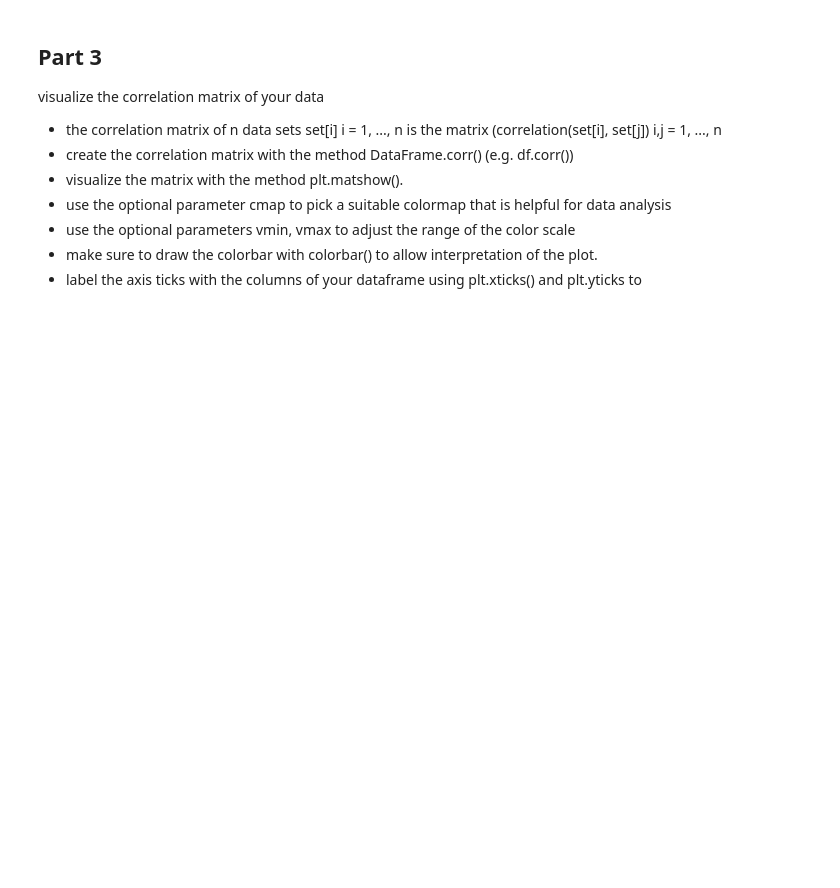
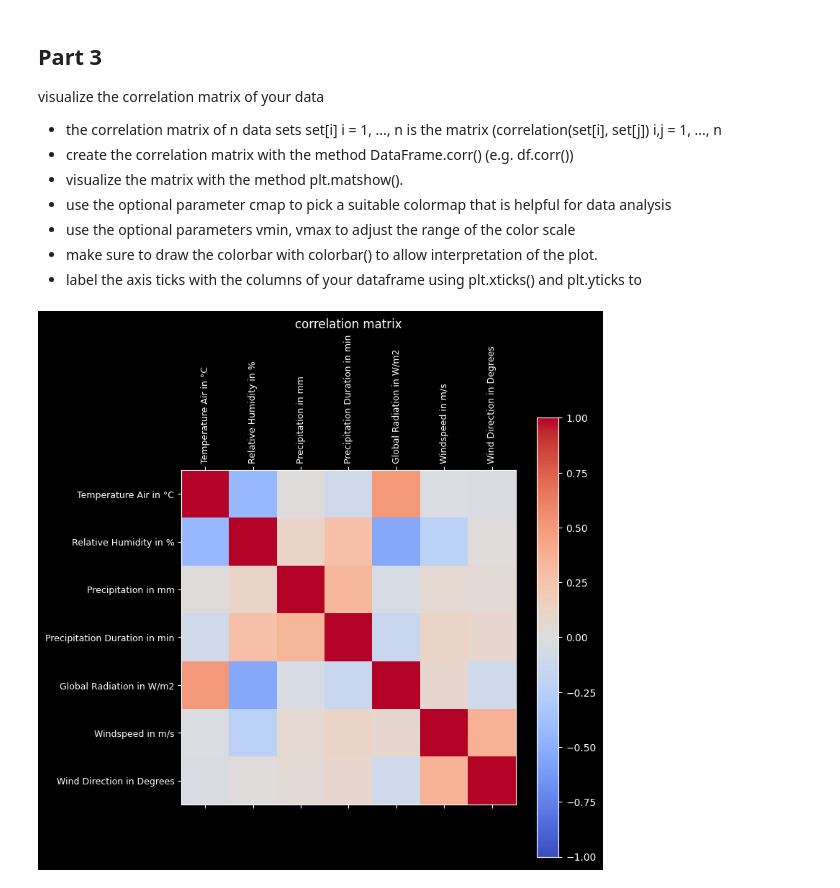
Before and after one commit to shakira-p/DigitalTwins, a Jupyter notebook: assignment2.ipynb, the cells around one changed output. Saved outputs shown, nothing was run; the diff lists cells and outputs as text; code cells hidden in the pictures; blank space fills up the shorter version.

```diff
--- a/assignment2.ipynb
+++ b/assignment2.ipynb
@@ -79,8 +118,28 @@ visualize the correlation matrix of your data
 # %%
 def part3_script():
     # get data
     df = pd.read_csv('weather_data.csv', index_col=0)
     df.index = pd.to_datetime(df.index)
+    df_num = df.select_dtypes(include=[np.number])
+    cols = df_num.columns
+    corr = df_num.corr()
+
+    fig, ax = plt.subplots(figsize=(8, 8))
+    cax = ax.matshow(corr, cmap='coolwarm', vmin=-1, vmax=1)
+    fig.colorbar(cax)
+
+    ax.set_xticks(range(len(cols)))
+    ax.set_yticks(range(len(cols)))
+    ax.set_xticklabels(cols, rotation=90, fontsize=9)
+    ax.set_yticklabels(cols, fontsize=9)
+    ax.set_title('correlation matrix')
+    plt.tight_layout()
+    plt.show()
+
+
+part3_script()
+# %% [output]
+[figure, added]
 # %%
 if __name__ == '__main__':
     part1_script()
```
Also changed, not shown: parts of 4 cells of this notebook.
